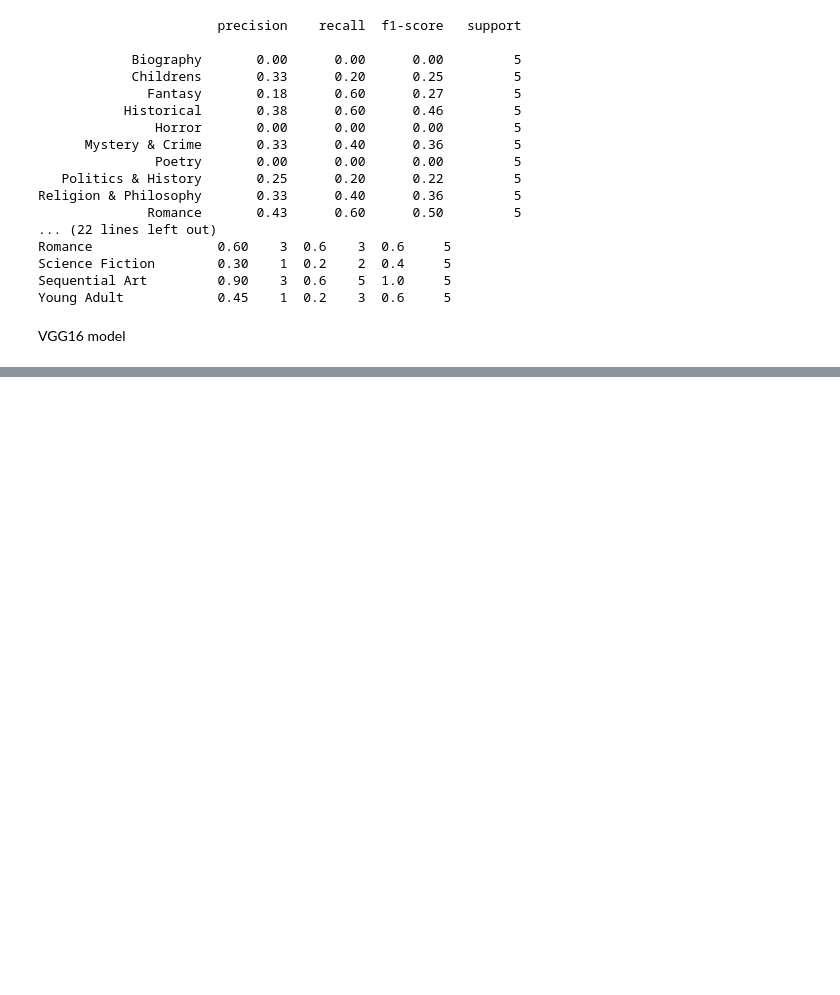
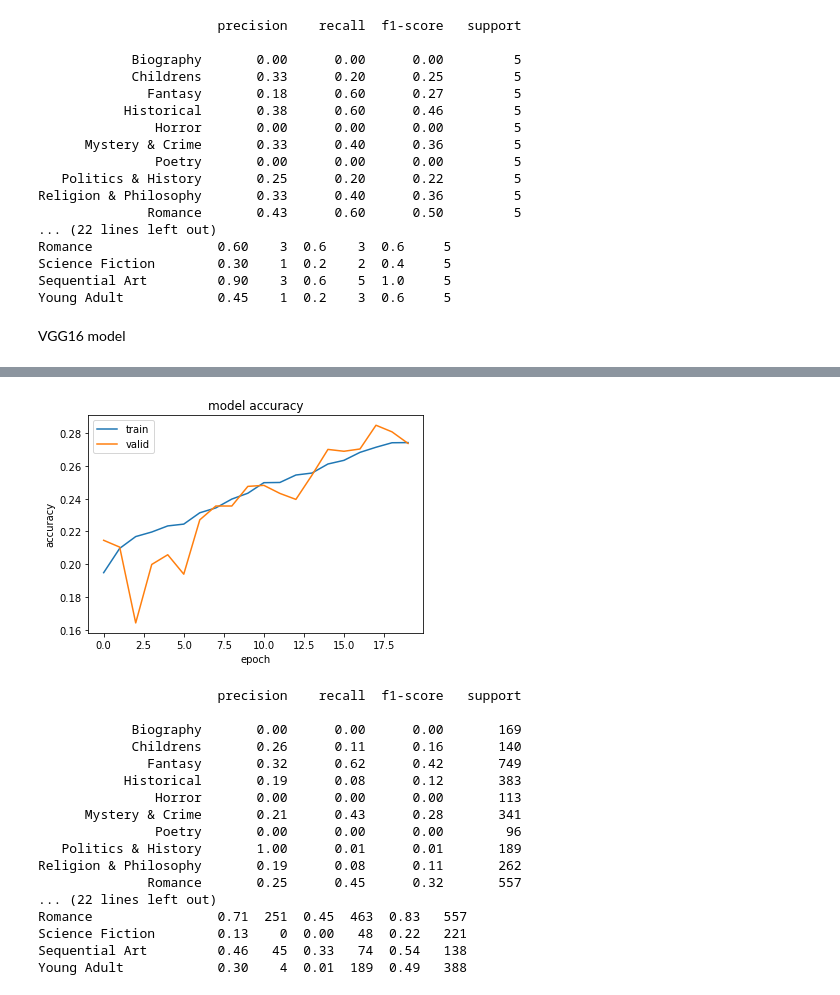
Before and after one commit to A-Istrate/80629_Project, a Jupyter notebook: ML_TPG_new_samples.ipynb, the cells around one changed output, grey strips where cells are left out. Cells and saved outputs as stored; diff of their text form; code cells hidden in the pictures; blank space fills up the shorter version.

```diff
--- a/ML_TPG_new_samples.ipynb
+++ b/ML_TPG_new_samples.ipynb
@@ -596,0 +877,36 @@ Young Adult            0.85    3  0.6    5  1.0     5
+# %%
+num_classes=13
+
+model_CNN_pDA = tf.keras.Sequential([
+  layers.experimental.preprocessing.Rescaling(1./255),
+  data_augmentation,
+  layers.Conv2D(16, 3,padding='same',strides=1, activation='relu'),
+  layers.MaxPooling2D(pool_size=(2,2)),
+  layers.Conv2D(32, 3,padding='same',strides=1,  activation='relu'),
+  layers.MaxPooling2D(pool_size=(2,2)),
+  layers.Conv2D(64, 3,padding='same',strides=1,  activation='relu'),
+  layers.MaxPooling2D(pool_size=(2,2)),
+  layers.Conv2D(128, 3,padding='same',strides=1,  activation='relu'),
+  layers.MaxPooling2D(pool_size=(2,2)),
+  layers.Flatten(),
+  layers.Dense(256, activation='relu'),
+  layers.Dropout(0.5),
+  layers.Dense(256, activation='relu'),
+  layers.Dropout(0.5),
+  layers.Dense(num_classes, activation='softmax')
+])
+model_CNN_pDA.compile(
+
+    optimizer=tf.keras.optimizers.Adam(
+        learning_rate=0.001,
+        epsilon=0.01
+    ),
+    loss=tf.losses.SparseCategoricalCrossentropy(from_logits=True),
+    metrics=['accuracy']
+)
+# %%
+history_CNN_pDA=model_CNN_pDA.fit(
+  train_ds,
+  validation_data=val_ds,
+  epochs=20
+)
@@ -596,0 +931,21 @@ Young Adult            0.85    3  0.6    5  1.0     5
+# %%
+show_results(history_CNN_pDA,model_CNN_pDA)
+# %% [output]
+[figure, added]
+                       precision    recall  f1-score   support
+
+            Biography       0.00      0.00      0.00       169
+            Childrens       0.26      0.11      0.16       140
+              Fantasy       0.32      0.62      0.42       749
+           Historical       0.19      0.08      0.12       383
+               Horror       0.00      0.00      0.00       113
+      Mystery & Crime       0.21      0.43      0.28       341
+               Poetry       0.00      0.00      0.00        96
+   Politics & History       1.00      0.01      0.01       189
+Religion & Philosophy       0.19      0.08      0.11       262
+              Romance       0.25      0.45      0.32       557
+... (22 lines left out)
+Romance                0.71  251  0.45  463  0.83   557
+Science Fiction        0.13    0  0.00   48  0.22   221
+Sequential Art         0.46   45  0.33   74  0.54   138
+Young Adult            0.30    4  0.01  189  0.49   388
```
Also changed, not shown: parts of 31 cells of this notebook, 7 other files.
